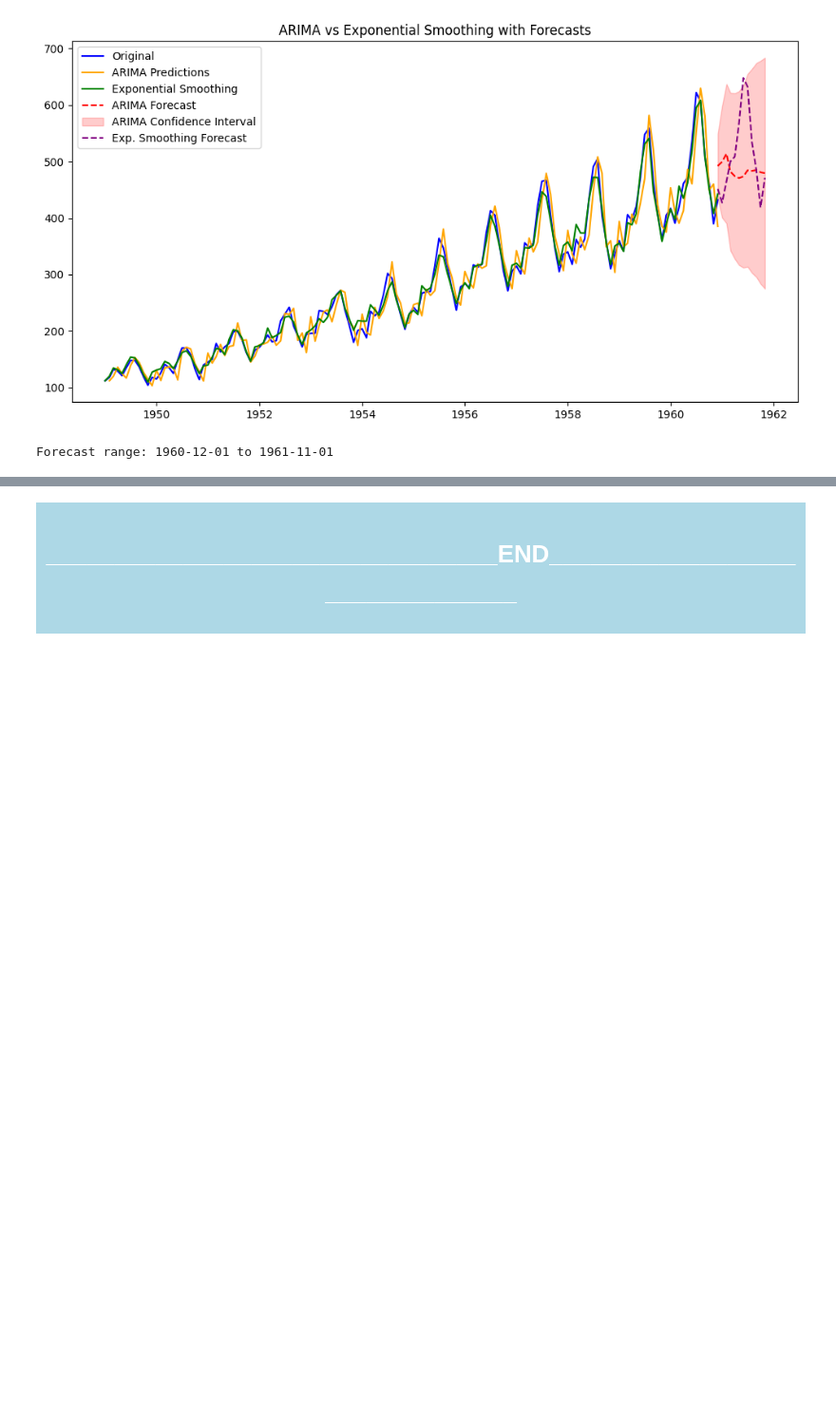
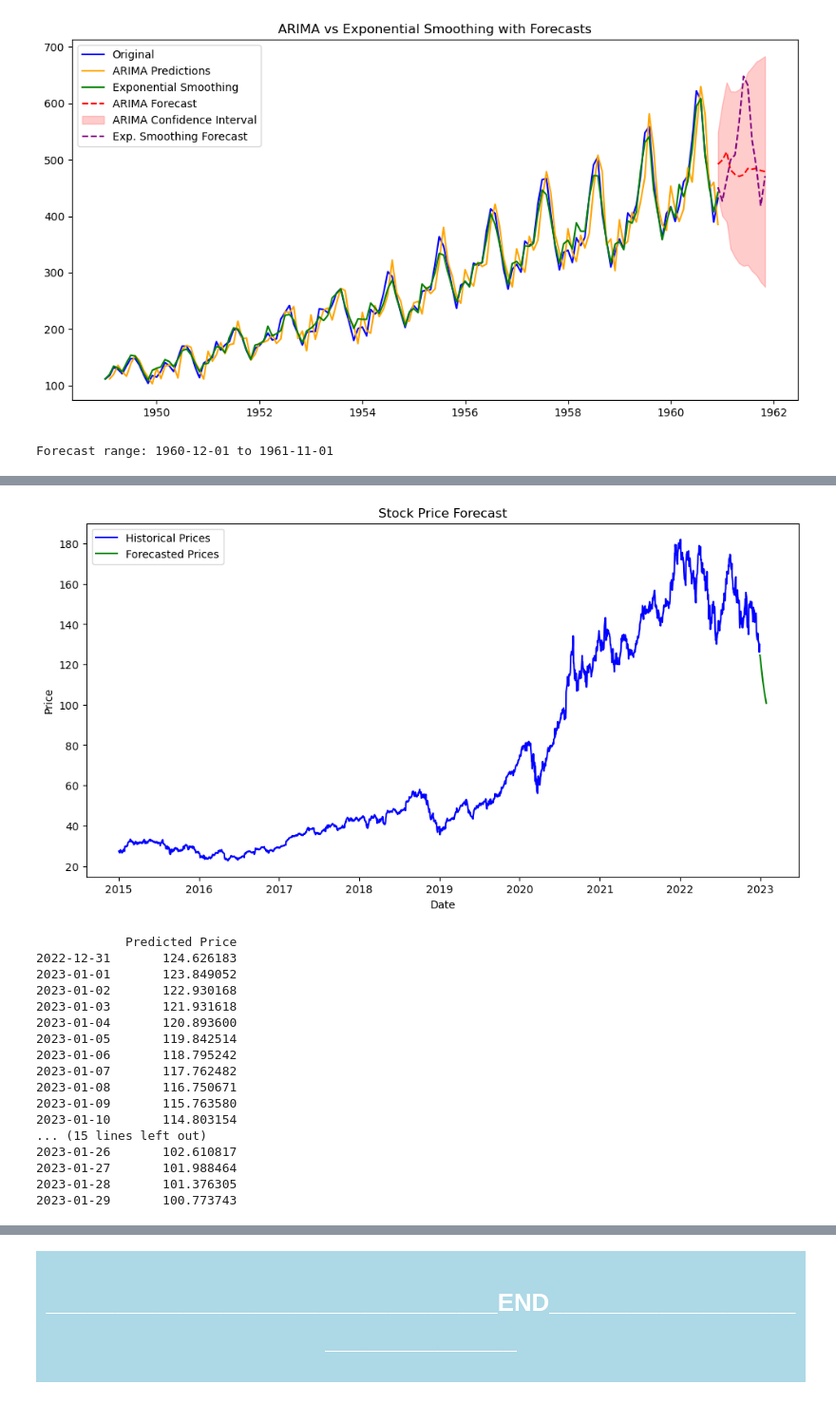
Before and after one commit to devidrees/Data-Analytix-Content-Prep, a Jupyter notebook: Main content day wise/Week 9/Day 35/Advanced Time Series Techniques.ipynb, the cells around one changed output, grey strips where cells are left out. Shown at 95% size. Cells and saved outputs as stored; diff of their text form; code cells hidden in the pictures; blank space fills up the shorter version.

```diff
--- a/Main content day wise/Week 9/Day 35/Advanced Time Series Techniques.ipynb
+++ b/Main content day wise/Week 9/Day 35/Advanced Time Series Techniques.ipynb
@@ -265,0 +511,5 @@ Now it's your turn!
+# %%
+# Step 1: Fetch the data
+stock_data = yf.download("AAPL", start="2015-01-01", end="2023-01-01", interval="1d")
+data = stock_data[['Close']]
+data.dropna(inplace=True)
@@ -265,0 +586,17 @@ Now it's your turn!
+# %%
+# Step 5: Forecast future stock prices
+forecast_days = 30
+last_sequence = scaled_data[-sequence_length:]
+future_predictions = []
+
+for _ in range(forecast_days):
+    next_day_prediction = model.predict(last_sequence.reshape(1, sequence_length, 1))
+    future_predictions.append(next_day_prediction[0][0])
+    last_sequence = np.append(last_sequence[1:], next_day_prediction, axis=0)
+
+# Convert predictions back to original scale
+future_predictions = scaler.inverse_transform(np.array(future_predictions).reshape(-1, 1))
+
+# Create a DataFrame for future predictions
+forecast_dates = pd.date_range(data.index[-1] + pd.Timedelta(days=1), periods=forecast_days, freq='D')
+forecast_df = pd.DataFrame(future_predictions, index=forecast_dates, columns=['Predicted Price'])
@@ -265,0 +621,32 @@ Now it's your turn!
+# %%
+# Plot the forecast
+plt.figure(figsize=(12, 6))
+plt.plot(data.index, data['Close'], label="Historical Prices", color='blue')
+plt.plot(forecast_df.index, forecast_df['Predicted Price'], label="Forecasted Prices", color='green')
+plt.xlabel("Date")
+plt.ylabel("Price")
+plt.title("Stock Price Forecast")
+plt.legend()
+plt.show()
+
+# Display forecasted prices
+print(forecast_df)
+# %% [output]
+[figure, added]
+            Predicted Price
+2022-12-31       124.626183
+2023-01-01       123.849052
+2023-01-02       122.930168
+2023-01-03       121.931618
+2023-01-04       120.893600
+2023-01-05       119.842514
+2023-01-06       118.795242
+2023-01-07       117.762482
+2023-01-08       116.750671
+2023-01-09       115.763580
+2023-01-10       114.803154
+... (15 lines left out)
+2023-01-26       102.610817
+2023-01-27       101.988464
+2023-01-28       101.376305
+2023-01-29       100.773743
```
Also changed, not shown: parts of 59 cells of this notebook, 1 other file.
